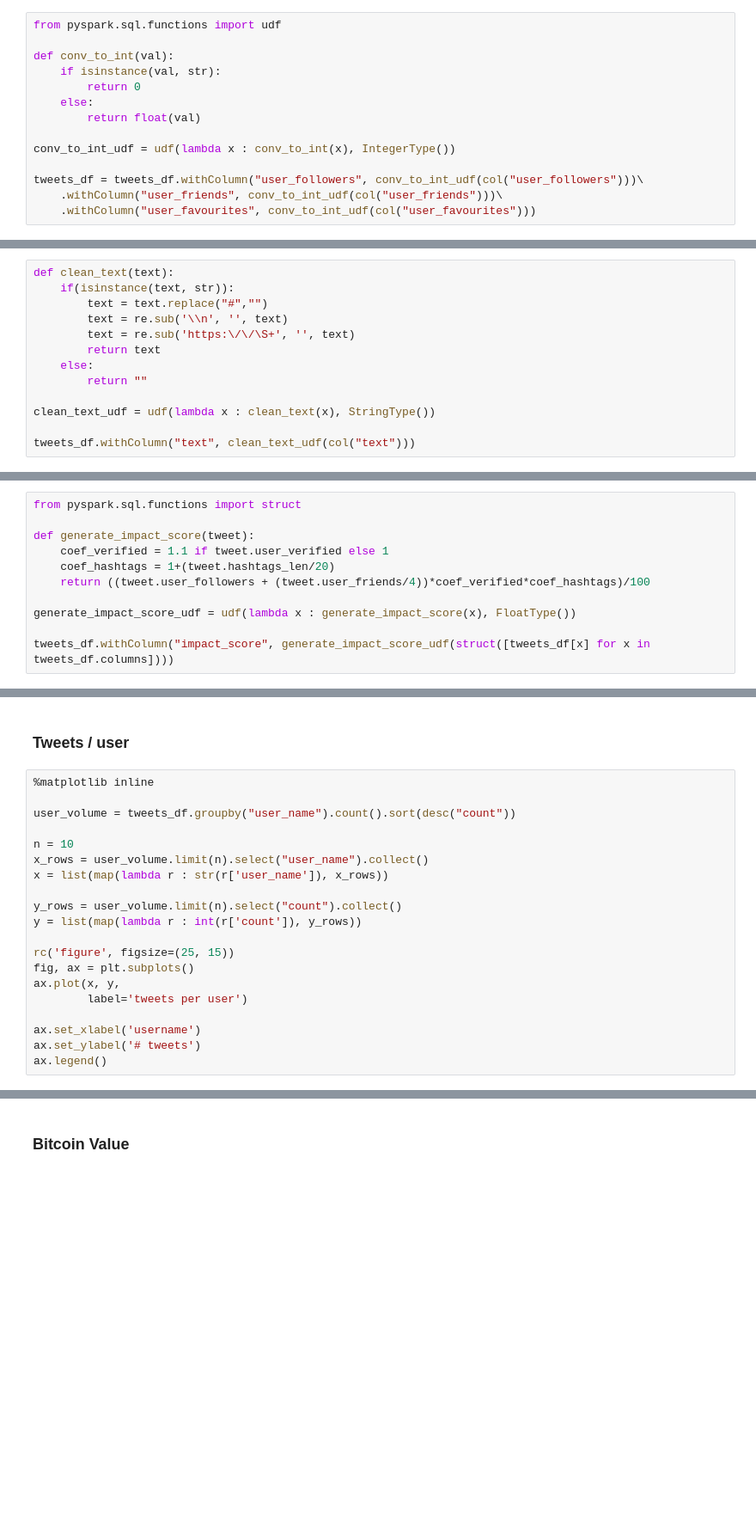
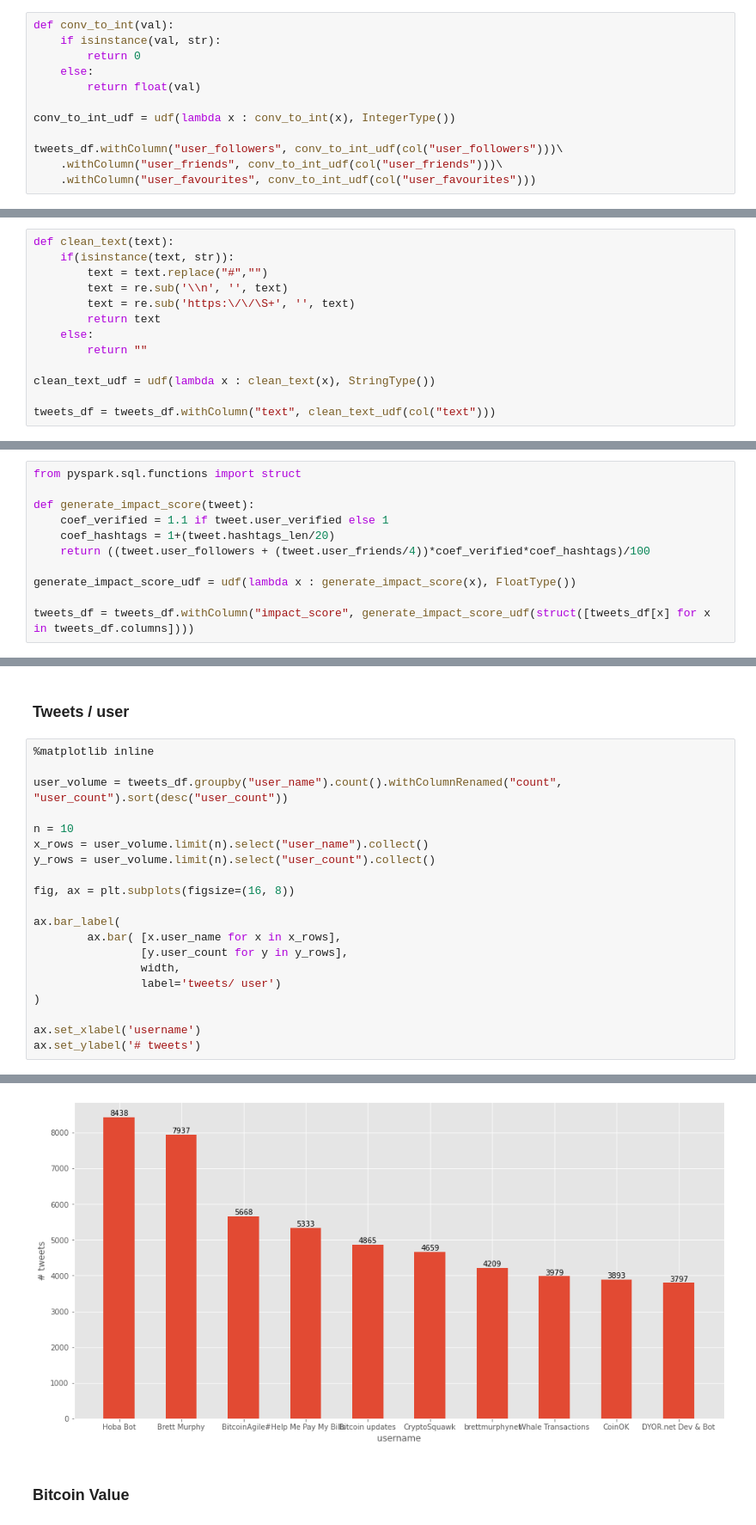
Before and after one commit to snenenenenenene/btc-twitter-data-mining, a Jupyter notebook: main.ipynb, the cells around one changed output, grey strips where cells are left out. Shown at 86% size. Saved outputs shown, nothing was run; the diff lists cells and outputs as text; blank space fills up the shorter version.

```diff
--- a/main.ipynb
+++ b/main.ipynb
@@ -127,8 +140,6 @@ plt.show()
 ## Preparing Data    Date|
 +-------+-------------+
 # %%
-from pyspark.sql.functions import udf
-
 def conv_to_int(val):
     if isinstance(val, str):
         return 0
@@ -137,7 +148,7 @@ def conv_to_int(val):
 
 conv_to_int_udf = udf(lambda x : conv_to_int(x), IntegerType())
 
-tweets_df = tweets_df.withColumn("user_followers", conv_to_int_udf(col("user_followers")))\
+tweets_df.withColumn("user_followers", conv_to_int_udf(col("user_followers")))\
     .withColumn("user_friends", conv_to_int_udf(col("user_friends")))\
     .withColumn("user_favourites", conv_to_int_udf(col("user_favourites")))
 # %% [markdown]
@@ -154,4 +165,4 @@ def clean_text(text):
 
 clean_text_udf = udf(lambda x : clean_text(x), StringType())
 
-tweets_df.withColumn("text", clean_text_udf(col("text")))
+tweets_df = tweets_df.withColumn("text", clean_text_udf(col("text")))
@@ -167,4 +180,4 @@ def generate_impact_score(tweet):
 
 generate_impact_score_udf = udf(lambda x : generate_impact_score(x), FloatType())
 
-tweets_df.withColumn("impact_score", generate_impact_score_udf(struct([tweets_df[x] for x in tweets_df.columns])))
+tweets_df = tweets_df.withColumn("impact_score", generate_impact_score_udf(struct([tweets_df[x] for x in tweets_df.columns])))
@@ -177,20 +192,21 @@ tweets_df.withColumn("impact_score", generate_impact_score_udf(struct([tweets_df
 # %%
 %matplotlib inline
 
-user_volume = tweets_df.groupby("user_name").count().sort(desc("count"))
+user_volume = tweets_df.groupby("user_name").count().withColumnRenamed("count", "user_count").sort(desc("user_count"))
 
 n = 10
 x_rows = user_volume.limit(n).select("user_name").collect()
-x = list(map(lambda r : str(r['user_name']), x_rows))
+y_rows = user_volume.limit(n).select("user_count").collect()
 
-y_rows = user_volume.limit(n).select("count").collect()
-y = list(map(lambda r : int(r['count']), y_rows))
+fig, ax = plt.subplots(figsize=(16, 8))
 
-rc('figure', figsize=(25, 15))
-fig, ax = plt.subplots()
-ax.plot(x, y,
-        label='tweets per user')
+ax.bar_label(
+        ax.bar( [x.user_name for x in x_rows],
+                [y.user_count for y in y_rows],
+                width,
+                label='tweets/ user')
+)
 
 ax.set_xlabel('username')
 ax.set_ylabel('# tweets')
-ax.legend()
+# %% [output]
@@ -197,3 +214,4 @@ ax.legend()
+[figure, added]
 # %% [markdown]
 ### Bitcoin Value
 # %%
```
Also changed, not shown: parts of 16 cells of this notebook.
